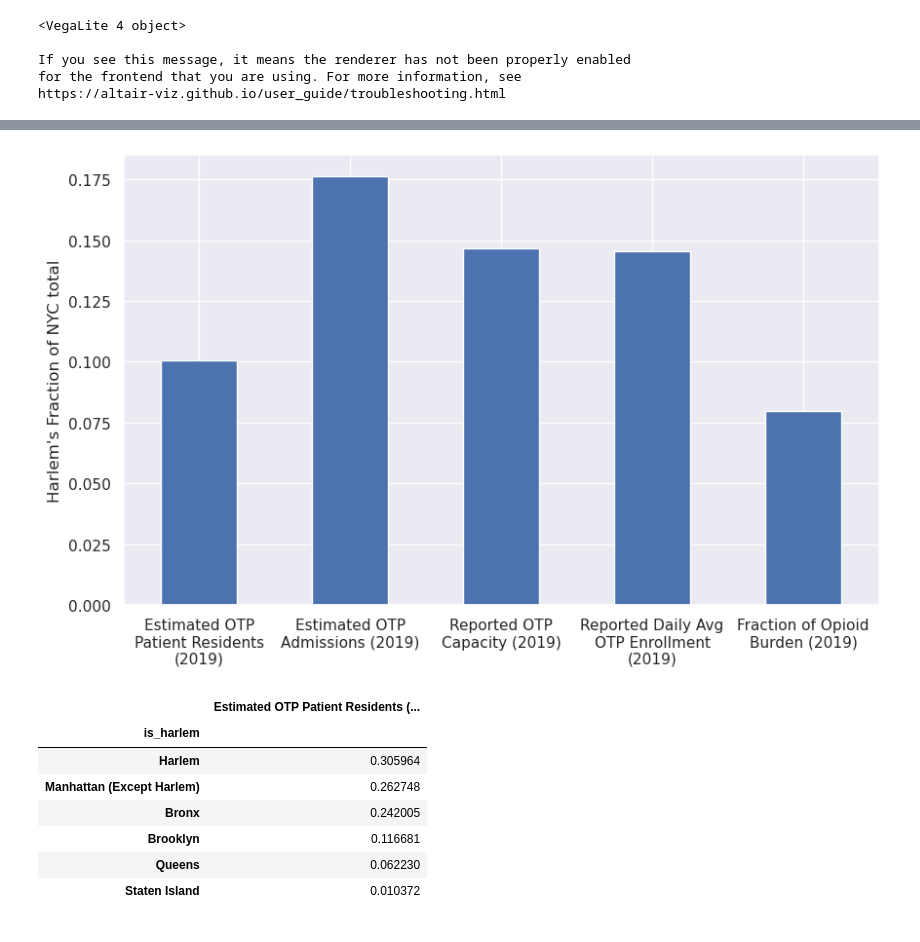
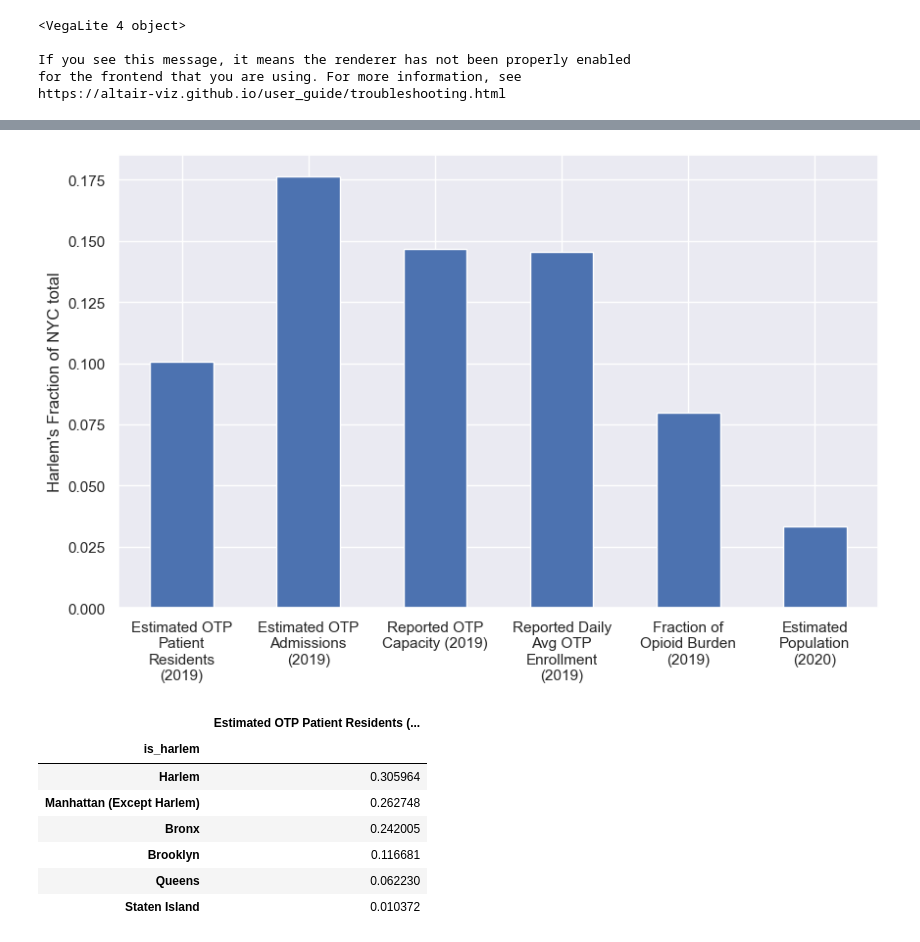
Before and after one commit to skritch/ghc-analysis, a Jupyter notebook: analysis/exploratory/overconcentration.ipynb, the cells around one changed output, grey strips where cells are left out. Saved outputs shown, nothing was run; the diff lists cells and outputs as text; code cells hidden in the pictures.

Commit message:
add zip population and cleanup

```diff
--- a/analysis/exploratory/overconcentration.ipynb
+++ b/analysis/exploratory/overconcentration.ipynb
@@ -272,35 +291,36 @@ https://altair-viz.github.io/user_guide/troubleshooting.html
 # %%
 zip_program_metrics = (
     zip_df[[
         'Estimated OTP Patient Residents (2019)',
         'Estimated OTP Admissions (2019)',
         'Reported OTP Capacity (2019)',
         'Reported Daily Avg OTP Enrollment (2019)',
-        'Fraction of Opioid Burden (2019)'
+        'Fraction of Opioid Burden (2019)',
+        "Estimated Population (2020)"
     ]]
     .groupby(zip_df['is_harlem'])
     .sum()
 )
 
 zip_program_metrics = zip_program_metrics / zip_program_metrics.sum()
 ax = zip_program_metrics.loc['Harlem'].plot(
     kind='bar',
     ylabel="Harlem's Fraction of NYC total",
     figsize=(10, 6)
 )
 plt.xticks(rotation=0);
-wrap_labels(ax, 20)
+wrap_labels(ax, 15)
 zip_program_metrics
 # %% [output]
 |  | Estimated OTP Patient Residents (... | Estimated OTP Admissions (2019) | Reported OTP Capacity (2019) | Reported Daily Avg OTP Enrollment... | ... |
 | is_harlem |  |  |  |  | ... |
 | Bronx | 0.393519 | 0.262426 | 0.313380 | 0.325445 | ... |
 | Brooklyn | 0.211998 | 0.173882 | 0.214344 | 0.208972 | ... |
 | Harlem | 0.100694 | 0.176305 | 0.146599 | 0.145385 | ... |
 | Manhattan (Except Harlem) | 0.205633 | 0.273523 | 0.251799 | 0.240011 | ... |
 | Queens | 0.066744 | 0.096671 | 0.049784 | 0.055355 | ... |
 | Staten Island | 0.021412 | 0.017193 | 0.024094 | 0.024831 | ... |
-[figure, old version]
+[figure, new version]
 # %%
 zip_patient_metrics = (
     zip_df[[
```
Also changed, not shown: parts of 8 cells of this notebook, 3 other files.
